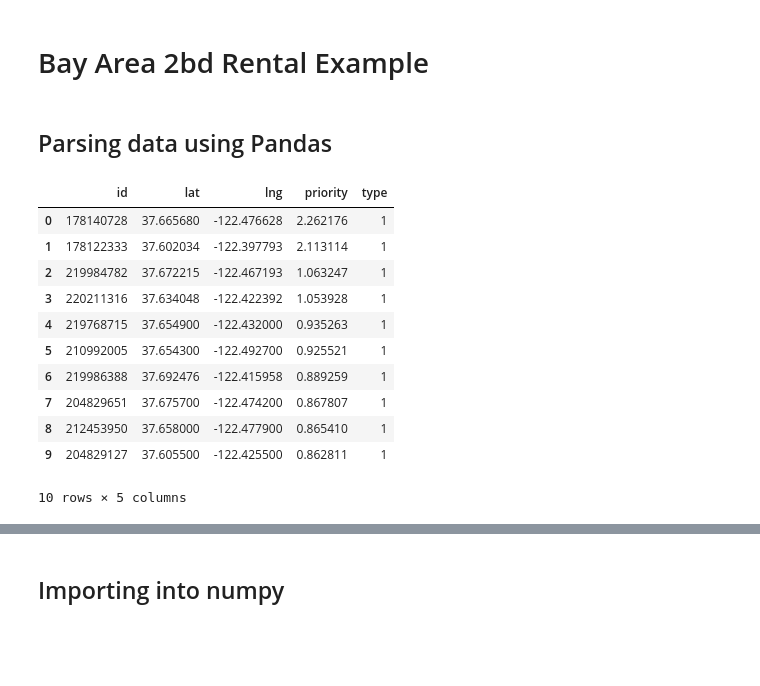
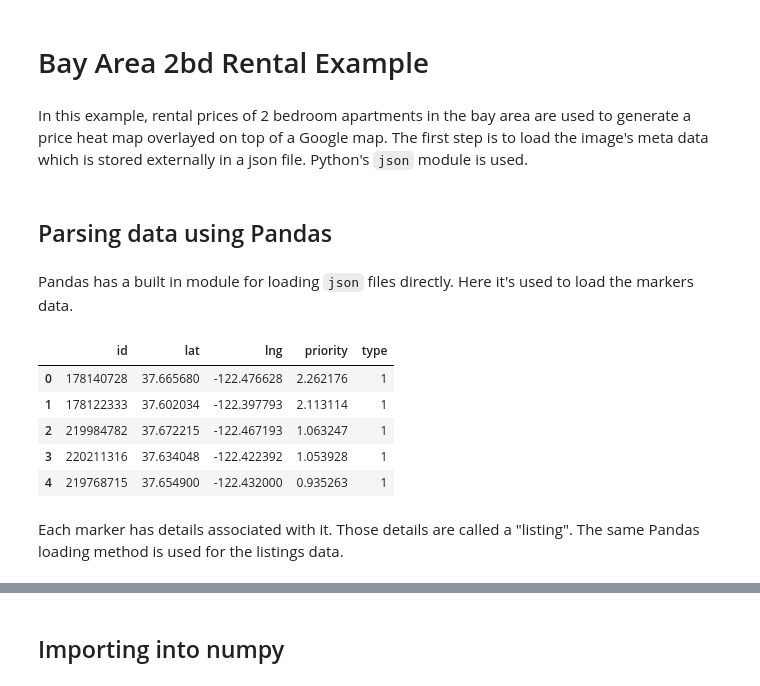
Before and after one commit to jupyter/strata-sv-2015-tutorial, a Jupyter notebook: 04 - Data 2.ipynb, the cells around one changed output, grey strips where cells are left out. Drawn from its saved outputs; the diff is of its cells as text; code cells hidden in the pictures; blank space fills up the shorter version.

```diff
--- a/04 - Data 2.ipynb
+++ b/04 - Data 2.ipynb
@@ -1,5 +1,7 @@
 # %% [markdown]
 # Bay Area 2bd Rental Example
+# %% [markdown]
+In this example, rental prices of 2 bedroom apartments in the bay area are used to generate a price heat map overlayed on top of a Google map.  The first step is to load the image's meta data which is stored externally in a json file.  Python's `json` module is used.
 # %%
 import json
 with open('./map_info.json', 'r') as f:
@@ -11,4 +11,6 @@ lat2px = lambda y: (1 - (y - coords['southLat']) / (coords['northLat'] - coords[
 # %% [markdown]
 ## Parsing data using Pandas
+# %% [markdown]
+Pandas has a built in module for loading `json` files directly.  Here it's used to load the markers data.
 # %%
 import pandas as pd
@@ -15 +18,12 @@ import pandas as pd
+# %%
+markers[:5]
+# %% [output]
+|  | id | lat | lng | priority | type |
+| 0 | 178140728 | 37.665680 | -122.476628 | 2.262176 | 1 |
+| 1 | 178122333 | 37.602034 | -122.397793 | 2.113114 | 1 |
+| 2 | 219984782 | 37.672215 | -122.467193 | 1.063247 | 1 |
+| 3 | 220211316 | 37.634048 | -122.422392 | 1.053928 | 1 |
+| 4 | 219768715 | 37.654900 | -122.432000 | 0.935263 | 1 |
+# %% [markdown]
+Each marker has details associated with it.  Those details are called a "listing".  The same Pandas loading method is used for the listings data.
 # %%
@@ -17,15 +30,0 @@ markers = pd.io.json.read_json('./markers.json')
-# %%
-markers[:10]
-# %% [output]
-|  | id | lat | lng | priority | type |
-| 0 | 178140728 | 37.665680 | -122.476628 | 2.262176 | 1 |
-| 1 | 178122333 | 37.602034 | -122.397793 | 2.113114 | 1 |
-| 2 | 219984782 | 37.672215 | -122.467193 | 1.063247 | 1 |
-| 3 | 220211316 | 37.634048 | -122.422392 | 1.053928 | 1 |
-| 4 | 219768715 | 37.654900 | -122.432000 | 0.935263 | 1 |
-| 5 | 210992005 | 37.654300 | -122.492700 | 0.925521 | 1 |
-| 6 | 219986388 | 37.692476 | -122.415958 | 0.889259 | 1 |
-| 7 | 204829651 | 37.675700 | -122.474200 | 0.867807 | 1 |
-| 8 | 212453950 | 37.658000 | -122.477900 | 0.865410 | 1 |
-| 9 | 204829127 | 37.605500 | -122.425500 | 0.862811 | 1 |
-10 rows × 5 columns
```
Also changed, not shown: parts of 32 cells of this notebook, 4 other files.
